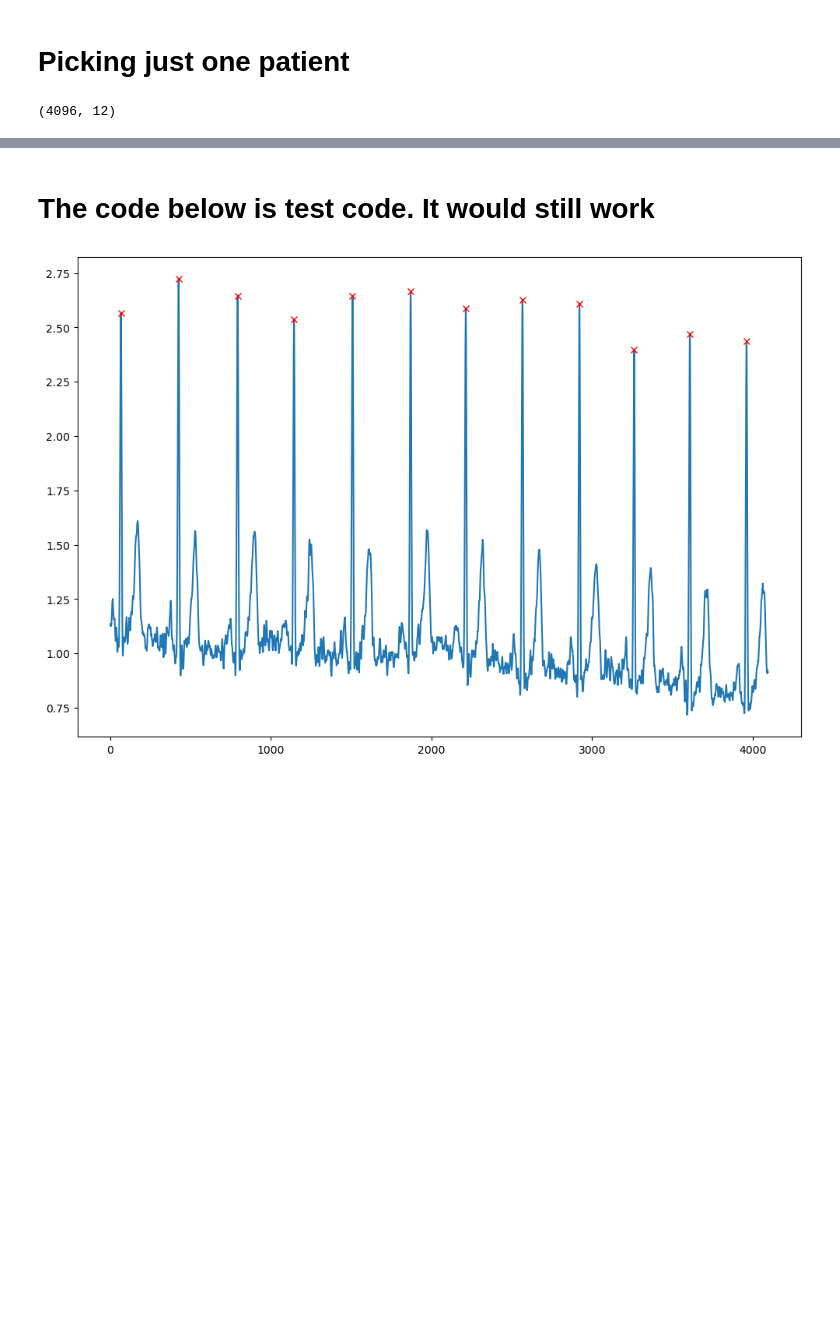
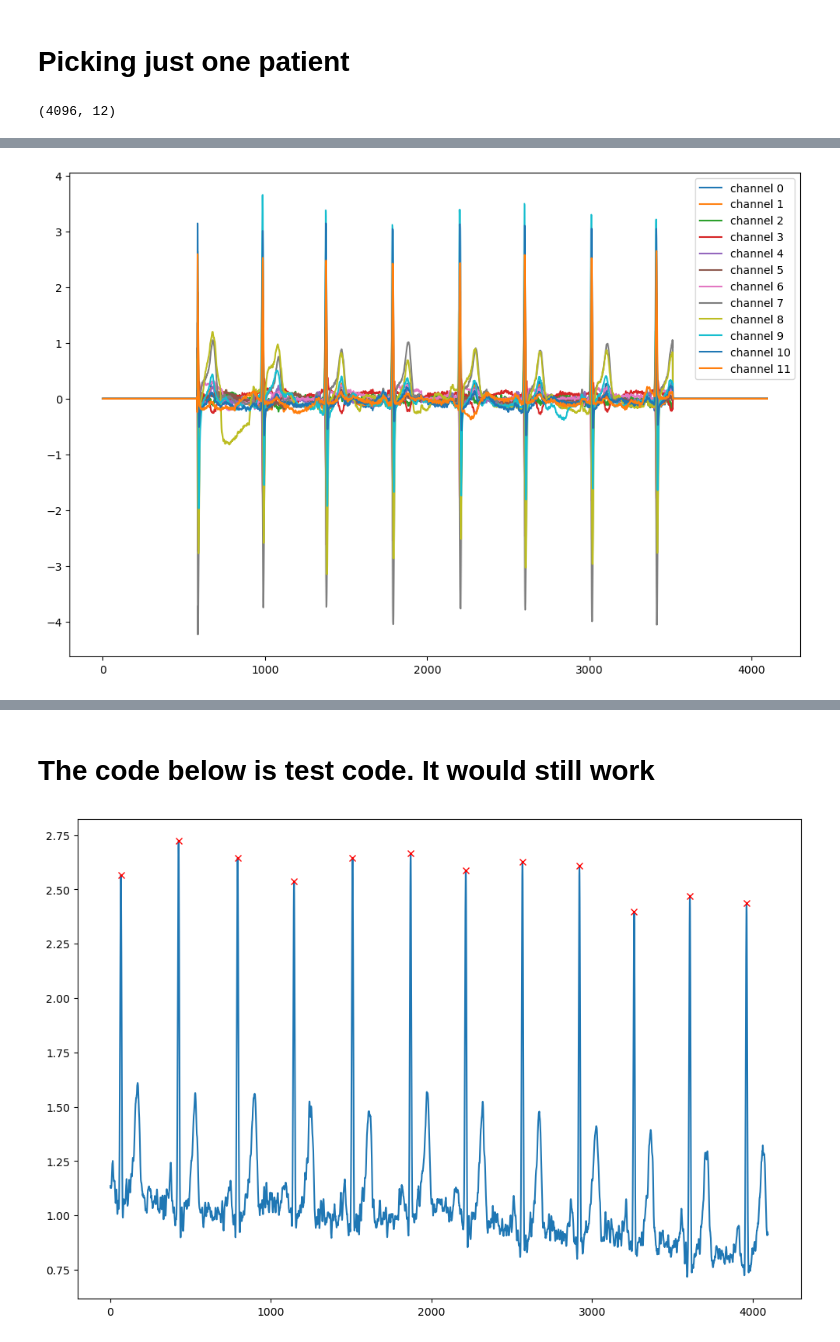
Before and after one commit to sanhitamj/ecg_unravel, a Jupyter notebook: notebooks/one_beat.ipynb, the cells around one changed output, grey strips where cells are left out. Drawn from its saved outputs; the diff is of its cells as text; code cells hidden in the pictures; blank space fills up the shorter version.

```diff
--- a/notebooks/one_beat.ipynb
+++ b/notebooks/one_beat.ipynb
@@ -95 +110,15 @@ plt.legend()
+# %%
+# Using another patient
+trace = selected_traces[13, :, :]
+
+# confirm no abnormal data
+plt.figure(figsize=(12, 8))
+for i in range(12):
+    plt.plot(trace[:, i], label=f"channel {i}")  # 8th ECG channel
+plt.legend()
+plt.show()
+
+# chan 8 is weird
+# %% [output]
+[figure, added]
 # %%
```
Also changed, not shown: parts of 30 cells of this notebook, 8 other files.
